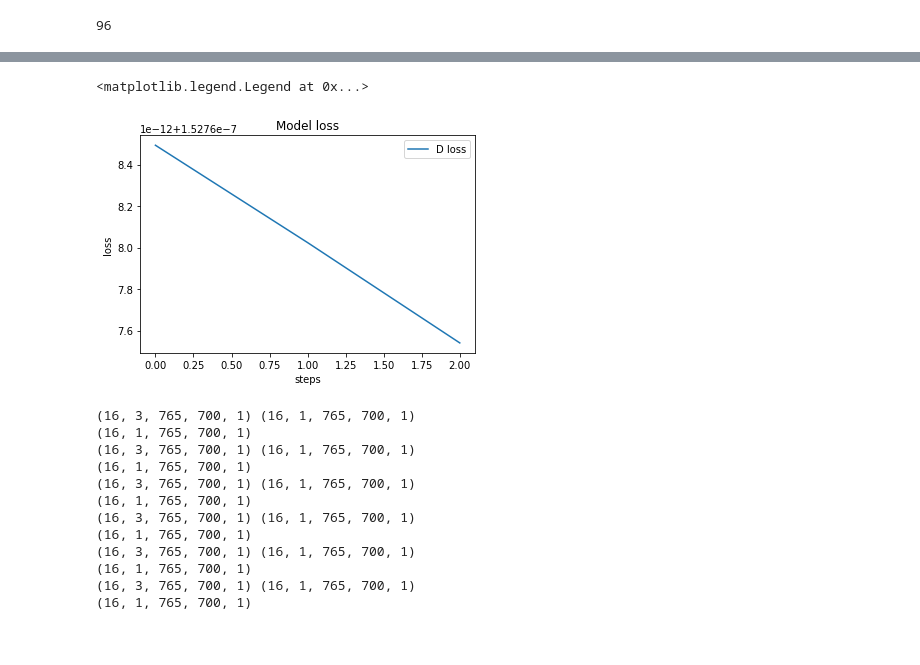
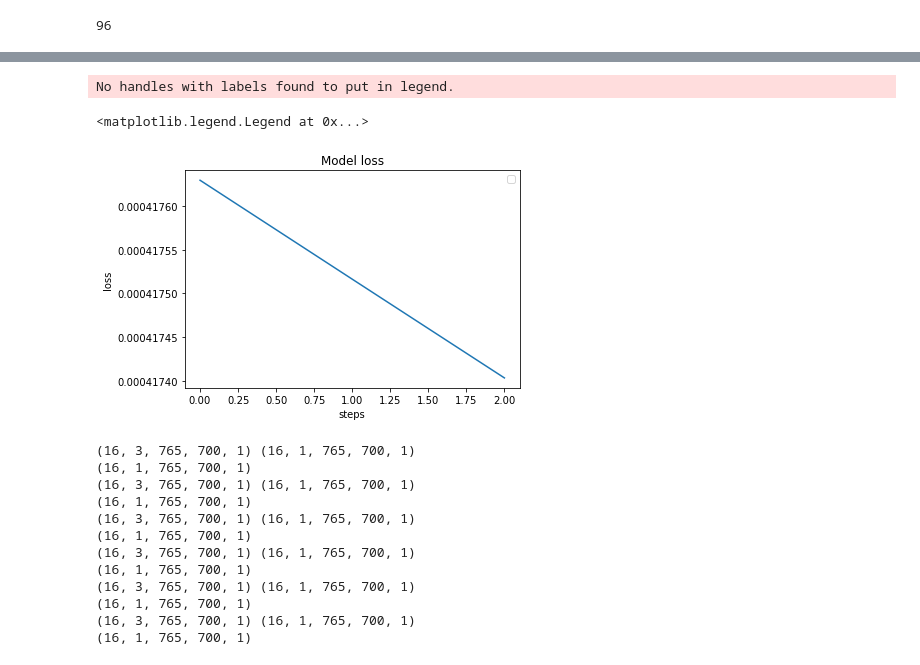
Before and after one commit to KoertS/precipitation-nowcasting-using-GANs, a Jupyter notebook: precipitation_forecasting/data_loader.ipynb, the cells around one changed output, grey strips where cells are left out. Drawn from its saved outputs; the diff is of its cells as text; code cells hidden in the pictures.

```diff
--- a/precipitation_forecasting/data_loader.ipynb
+++ b/precipitation_forecasting/data_loader.ipynb
@@ -278,6 +272,9 @@ class DataGenerator(keras.utils.Sequence):
             for c in range(self.out_shape[0]):
                 y[i,c] = self.load_y(y_IDs[c])
 
+        if self.normalize_y:
+            y = self.zscore(y)
+
         return X, y
 
     def load_x(self, x_ID):
@@ -302,9 +299,13 @@ class DataGenerator(keras.utils.Sequence):
             # Expand dimensions from (w,h) to (w,h,c=1)
             rain = np.expand_dims(rain, axis=-1)
 
-            if normalize_y:
-                rain = z_score_norm(rain)
             return rain.data
+
+    def zscore(self, x):
+        MEAN = 0.7740296547051635
+        STD = 37.88184326601481
+
+        return (x-MEAN)/STD
 # %%
 # Create list of IDs to retrieve
 x_seq_size=3
@@ -356,10 +373,9 @@ mask.shape
 def simple_model():
     input_seq = tf.keras.Input(shape=(3, 765, 700, 1))
 
-
     convLSTM = tf.keras.layers.ConvLSTM2D(filters=5, kernel_size=(2, 2), padding='same', return_sequences=True)(input_seq)
 
-    convLSTM = tf.keras.layers.ConvLSTM2D(filters=1, kernel_size=(2, 2), padding='same', return_sequences=False)(convLSTM)
+    convLSTM = tf.keras.layers.ConvLSTM2D(filters=1, kernel_size=(2, 2), padding='same', return_sequences=False, activation='tanh')(convLSTM)
 
     output = tf.keras.layers.Reshape(target_shape=(1,765, 700, 1))(convLSTM)
 
@@ -413,13 +429,14 @@ Epoch 3/3
 # %%
 # Plot the training progress
-plt.plot(hist.history['loss'], label='D loss')
+plt.plot(hist.history['loss'])
 plt.title('Model loss')
 plt.ylabel('loss')
 plt.xlabel('steps')
 plt.legend()
 # %% [output]
-<matplotlib.legend.Legend at 0x...>
+No handles with labels found to put in legend.
+<matplotlib.legend.Legend at 0x...>
-[figure, old version]
+[figure, new version]
 # %%
 for i in generator:
     x,y = i
```
Also changed, not shown: parts of 12 cells of this notebook.
